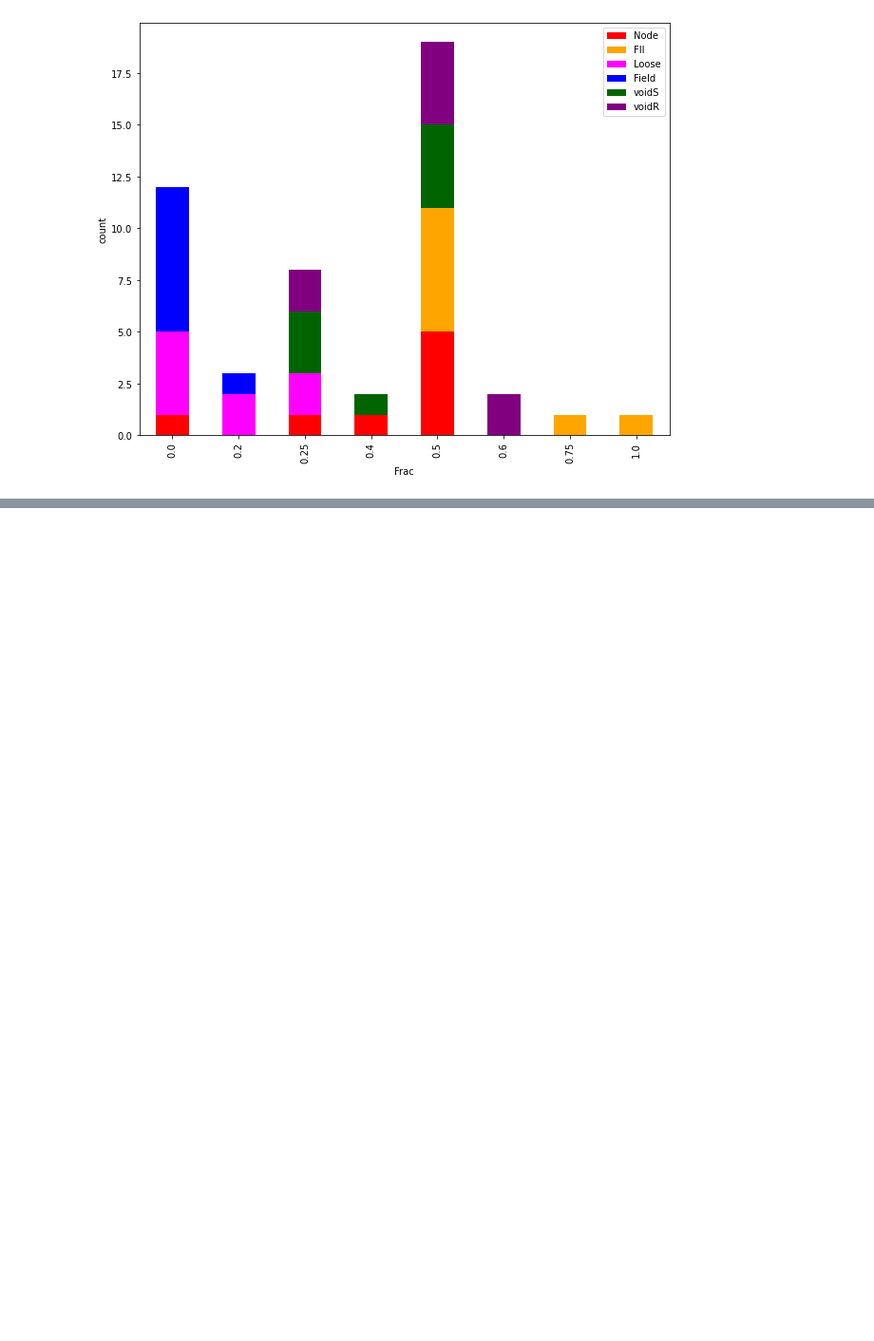
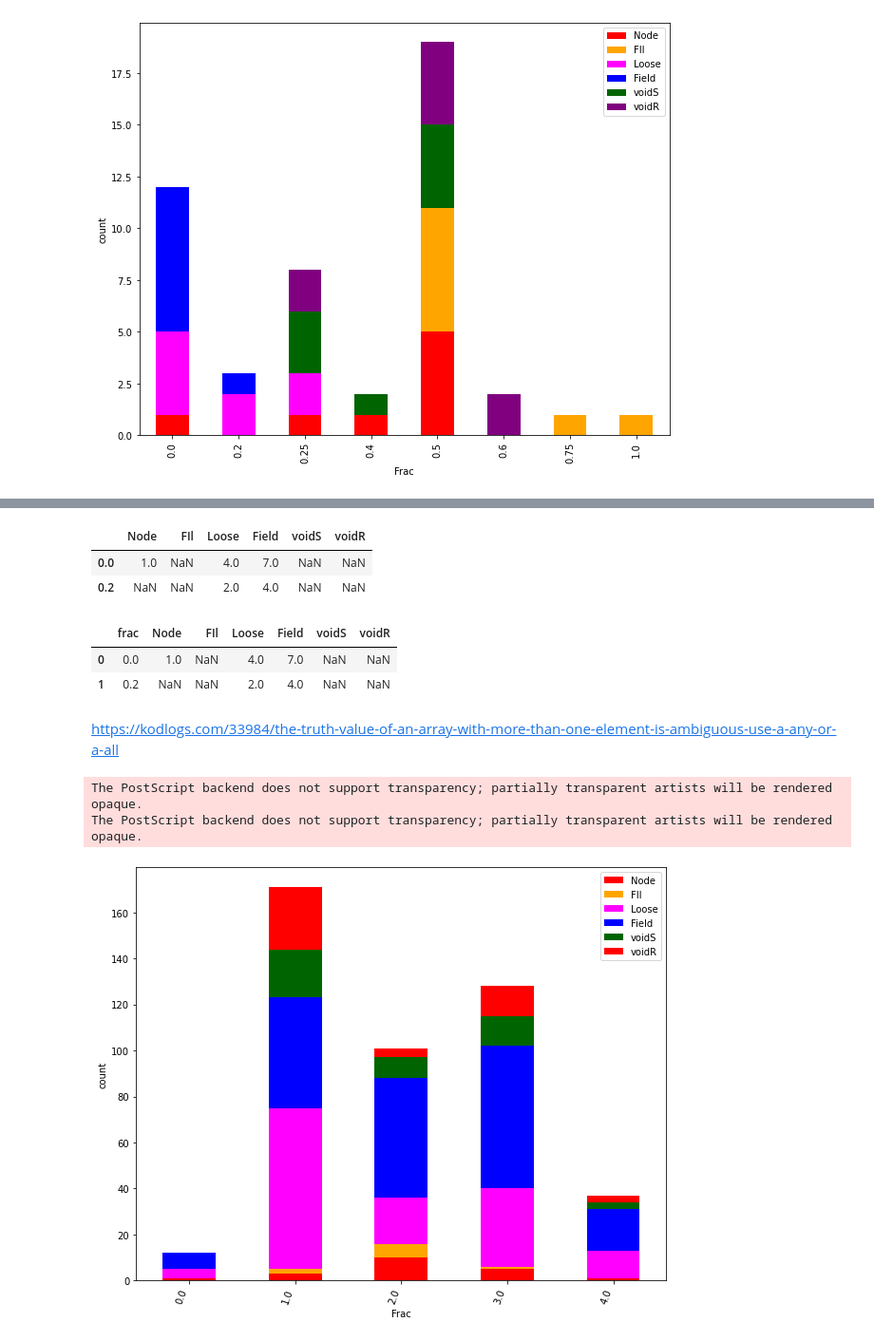
Before and after one commit to antotaverna/cg_environments, a Jupyter notebook: plots/Frgx_GC.ipynb, the cells around one changed output, grey strips where cells are left out. Shown at 95% size. Saved outputs shown, nothing was run; the diff lists cells and outputs as text; code cells hidden in the pictures; blank space fills up the shorter version.

```diff
--- a/plots/Frgx_GC.ipynb
+++ b/plots/Frgx_GC.ipynb
@@ -413,0 +473,39 @@ df_prueba_total
+# %%
+df_12_19.head(2)
+# %% [output]
+|  | Node | FIl | Loose | Field | voidS | voidR |
+| 0.0 | 1.0 | NaN | 4.0 | 7.0 | NaN | NaN |
+| 0.2 | NaN | NaN | 2.0 | 4.0 | NaN | NaN |
+# %%
+df_12_22 = df_12_19.reset_index().copy()
+df_12_22 = df_12_22.rename(columns={'index': 'frac'})
+df_12_22.head(2)
+# %% [output]
+|  | frac | Node | FIl | Loose | Field | voidS | voidR |
+| 0 | 0.0 | 1.0 | NaN | 4.0 | 7.0 | NaN | NaN |
+| 1 | 0.2 | NaN | NaN | 2.0 | 4.0 | NaN | NaN |
+# %% [markdown]
+https://kodlogs.com/33984/the-truth-value-of-an-array-with-more-than-one-element-is-ambiguous-use-a-any-or-a-all
+# %%
+# Binning of the data based on a condition
+df_12_22.loc[df_12_22.frac < 0.2, 'frac'] = 0
+df_12_22.loc[np.logical_and(df_12_22.frac >= 0.2, df_12_22.frac < 0.4), 'frac'] = 1
+df_12_22.loc[np.logical_and(df_12_22.frac >= 0.4, df_12_22.frac< 0.6), 'frac'] = 2
+df_12_22.loc[np.logical_and(df_12_22.frac >= 0.6, df_12_22.frac < 0.8), 'frac'] = 3
+df_12_22.loc[np.logical_and(df_12_22.frac >= 0.8, df_12_22.frac < 1.0), 'frac'] = 4
+
+# Grouping and couting
+df_12_22 = df_12_22.groupby('frac').sum()
+# %%
+my_colors = list(islice(cycle(["red", "Orange", "Magenta", "blue", "Darkgreen", "Purple"]), None, len(df_12_22)))
+#color = ["red", "Orange", "Magenta", "blue", "Darkgreen", "Purple"]
+df_12_22.plot(kind='bar', stacked=True, color=my_colors)
+plt.xlabel('Frac')
+plt.ylabel('count')
+plt.xticks(rotation=70, ha="right")
+#plt.xlim(0., 0.4)
+plt.savefig('cg1222.eps',format='eps')
+# %% [output]
+The PostScript backend does not support transparency; partially transparent artists will be rendered opaque.
+The PostScript backend does not support transparency; partially transparent artists will be rendered opaque.
+[figure, added]
```
Also changed, not shown: parts of 12 cells of this notebook, 5 other files.
